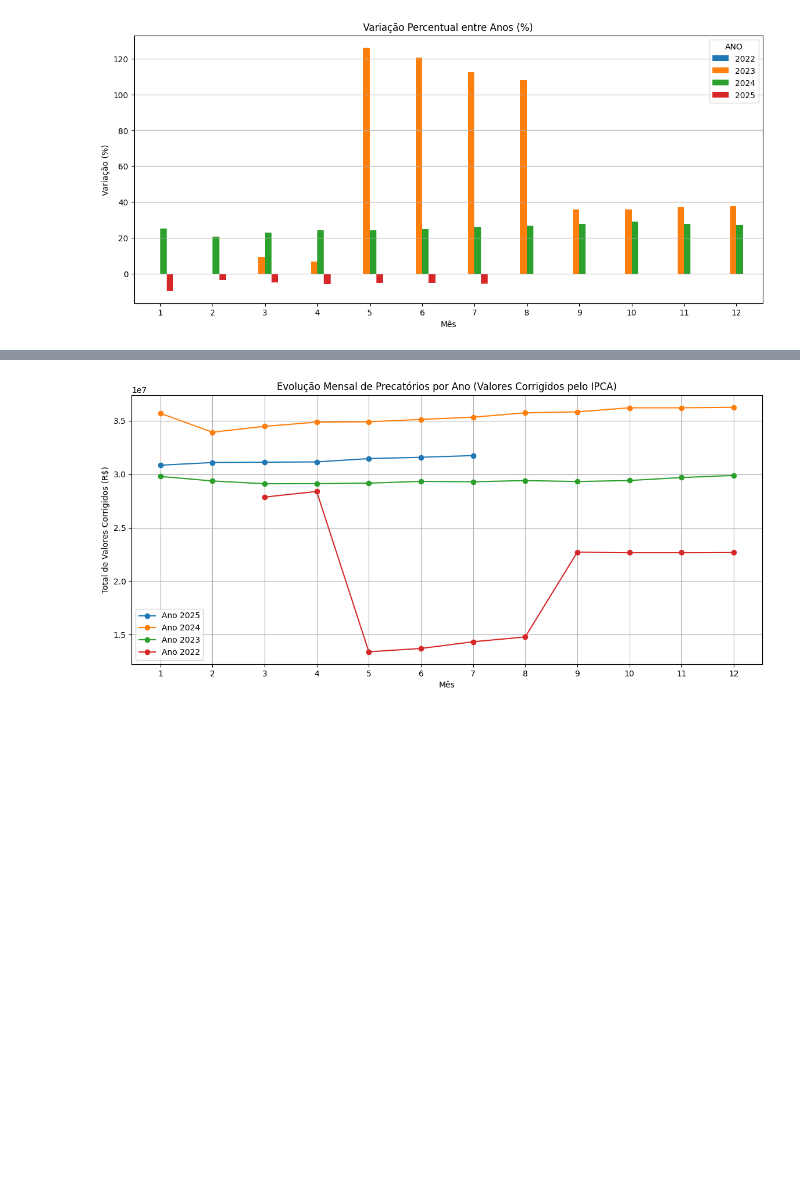
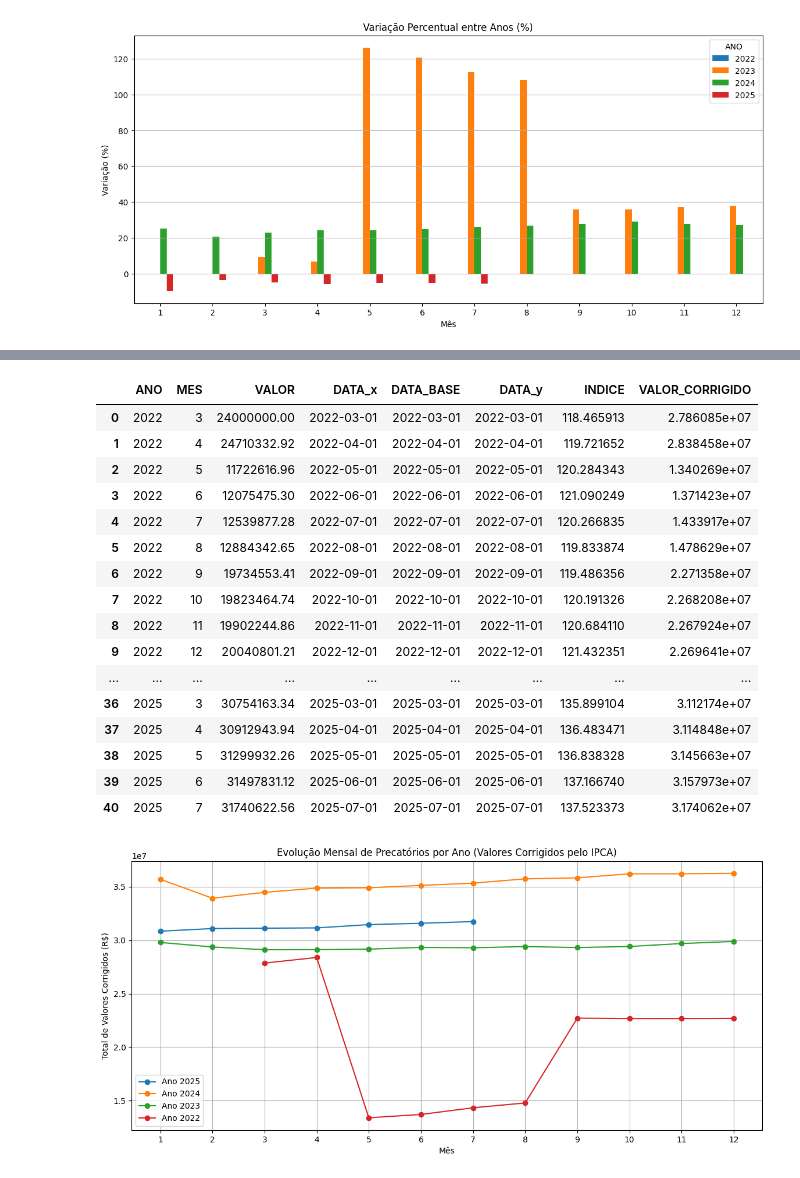
Before and after one commit to PedroJRod/sefin_geop, a Jupyter notebook: notebooks/precatorios.ipynb, the cells around one changed output, grey strips where cells are left out. Saved outputs shown, nothing was run; the diff lists cells and outputs as text; code cells hidden in the pictures; blank space fills up the shorter version.

```diff
--- a/notebooks/precatorios.ipynb
+++ b/notebooks/precatorios.ipynb
@@ -204 +172,43 @@ df_inflacao_ipca
+# %%
+ipca_mensal = df_inflacao_ipca[df_inflacao_ipca['indicador'] == "IPCA - Variação mensal"].copy()
+
+# Convert 'valor' column to numeric
+ipca_mensal['valor'] = pd.to_numeric(ipca_mensal['valor'], errors='coerce')
+
+ipca_mensal['DATA'] = pd.to_datetime(dict(year=ipca_mensal['ano'], month=ipca_mensal['mes'], day=1))
+
+ipca_mensal = ipca_mensal.sort_values('DATA')
+
+ipca_mensal['FATOR'] = (1 + ipca_mensal['valor']/100).cumprod()
+
+ipca_mensal['INDICE'] = ipca_mensal['FATOR'] / ipca_mensal['FATOR'].iloc[0] * 100
+
+df_precatorios['DATA_BASE'] = pd.to_datetime(dict(year=df_precatorios['ANO'], month=df_precatorios['MES'], day=1))
+df_merged = df_precatorios.merge(ipca_mensal[['DATA','INDICE']], left_on='DATA_BASE', right_on='DATA', how='left')
+
+indice_final = ipca_mensal['INDICE'].iloc[-1]
+
+df_merged['VALOR_CORRIGIDO'] = df_merged['VALOR'] * (indice_final / df_merged['INDICE'])
+
+df_precatorios = df_merged.copy()
+
+df_precatorios
+# %% [output]
+|  | ANO | MES | VALOR | DATA_x | DATA_BASE | DATA_y | INDICE | VALOR_CORRIGIDO |
+| 0 | 2022 | 3 | 24000000.00 | 2022-03-01 | 2022-03-01 | 2022-03-01 | 118.465913 | 2.786085e+07 |
+| 1 | 2022 | 4 | 24710332.92 | 2022-04-01 | 2022-04-01 | 2022-04-01 | 119.721652 | 2.838458e+07 |
+| 2 | 2022 | 5 | 11722616.96 | 2022-05-01 | 2022-05-01 | 2022-05-01 | 120.284343 | 1.340269e+07 |
+| 3 | 2022 | 6 | 12075475.30 | 2022-06-01 | 2022-06-01 | 2022-06-01 | 121.090249 | 1.371423e+07 |
+| 4 | 2022 | 7 | 12539877.28 | 2022-07-01 | 2022-07-01 | 2022-07-01 | 120.266835 | 1.433917e+07 |
+| 5 | 2022 | 8 | 12884342.65 | 2022-08-01 | 2022-08-01 | 2022-08-01 | 119.833874 | 1.478629e+07 |
+| 6 | 2022 | 9 | 19734553.41 | 2022-09-01 | 2022-09-01 | 2022-09-01 | 119.486356 | 2.271358e+07 |
+| 7 | 2022 | 10 | 19823464.74 | 2022-10-01 | 2022-10-01 | 2022-10-01 | 120.191326 | 2.268208e+07 |
+| 8 | 2022 | 11 | 19902244.86 | 2022-11-01 | 2022-11-01 | 2022-11-01 | 120.684110 | 2.267924e+07 |
+| 9 | 2022 | 12 | 20040801.21 | 2022-12-01 | 2022-12-01 | 2022-12-01 | 121.432351 | 2.269641e+07 |
+| ... | ... | ... | ... | ... | ... | ... | ... | ... |
+| 36 | 2025 | 3 | 30754163.34 | 2025-03-01 | 2025-03-01 | 2025-03-01 | 135.899104 | 3.112174e+07 |
+| 37 | 2025 | 4 | 30912943.94 | 2025-04-01 | 2025-04-01 | 2025-04-01 | 136.483471 | 3.114848e+07 |
+| 38 | 2025 | 5 | 31299932.26 | 2025-05-01 | 2025-05-01 | 2025-05-01 | 136.838328 | 3.145663e+07 |
+| 39 | 2025 | 6 | 31497831.12 | 2025-06-01 | 2025-06-01 | 2025-06-01 | 137.166740 | 3.157973e+07 |
+| 40 | 2025 | 7 | 31740622.56 | 2025-07-01 | 2025-07-01 | 2025-07-01 | 137.523373 | 3.174062e+07 |
 # %%
```
Also changed, not shown: parts of 12 cells of this notebook, 2 other files.
